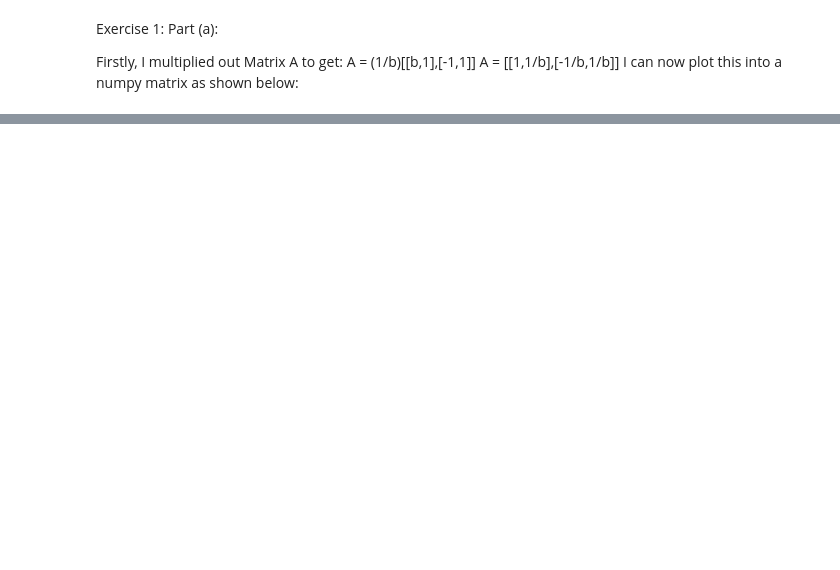
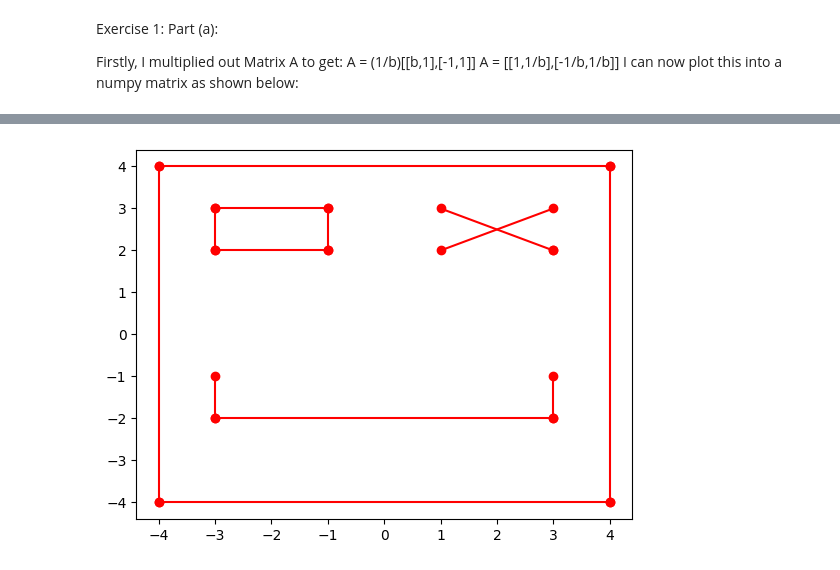
Before and after one commit to smfreeze/CM-Jupyter-CW, a Jupyter notebook: cw.ipynb, the cells around one changed output, grey strips where cells are left out. Drawn from its saved outputs; the diff is of its cells as text; code cells hidden in the pictures; blank space fills up the shorter version.

```diff
--- a/cw.ipynb
+++ b/cw.ipynb
@@ -16,8 +19,8 @@ Now I will import all the parts 1-4 as a list of coordinates as a list of arrays
 # %%
-Part1 = [[a,a],[a,-a],[-a,-a],[-a,a],[a,a]]
-Part2 = [[1-a,a-1],[-a/4,a-1],[-a/4,a/2],[1-a,a/2],[1-a,a-1]]
-Part3 = [[a/4,a-1],[a-1,a/2],[a-1,a-1],[a/4,a/2]]
-Part4 = [[a-1,-a/4],[a-1,-a/2],[1-a,-a/2],[1-a,-a/4]]
+Part1 = [[a,a],"c",[a,-a],"c",[-a,-a],"c",[-a,a],"c",[a,a]]
+Part2 = [[1-a,a-1],"c",[-a/4,a-1],"c",[-a/4,a/2],"c",[1-a,a/2],"c",[1-a,a-1]]
+Part3 = [[a/4,a-1],"c",[a-1,a/2],"n",[a-1,a-1],"c",[a/4,a/2]]
+Part4 = [[a-1,-a/4],"c",[a-1,-a/2],"c",[1-a,-a/2],"c",[1-a,-a/4]]
 # %% [markdown]
 Next is the function that performs the transformation of points in Parts 1-4 induced by matrix A
 I do this by using the logic that:
@@ -51,0 +77,23 @@ Using my function, I pass in every coordinate in parts 1-4 and
+# %%
+import matplotlib.pyplot as plt
+
+def plotPart(part, colour):
+    x = 0
+    while x < len(part):
+        if type(part[x][0]) == int or type(part[x][0]) == float:
+            try:
+                if part[x+1] == "c":
+                    plt.plot([part[x][0],part[x+2][0]], [part[x][1],part[x+2][1]], colour, linestyle="-")
+                else:
+                    plt.plot(part[x][0], part[x][1], colour)
+            except:
+                pass
+        else:
+            try:
+                if part[x+1] == "c":
+                    plt.plot([part[x][0][0],part[x+2][0][0]], [part[x][1][0],part[x+2][1][0]], colour, linestyle="-")
+                else:
+                    plt.plot(part[x][0][0], part[x][1][0], colour)
+            except:
+                pass
+        x+=2
@@ -51,0 +104,9 @@ Using my function, I pass in every coordinate in parts 1-4 and
+# %%
+plotPart(Part1, 'ro')
+plotPart(Part2, 'ro')
+plotPart(Part3, 'ro')
+plotPart(Part4, 'ro')
+
+plt.show()
+# %% [output]
+[figure, added]
```
Also changed, not shown: parts of 10 cells of this notebook.
